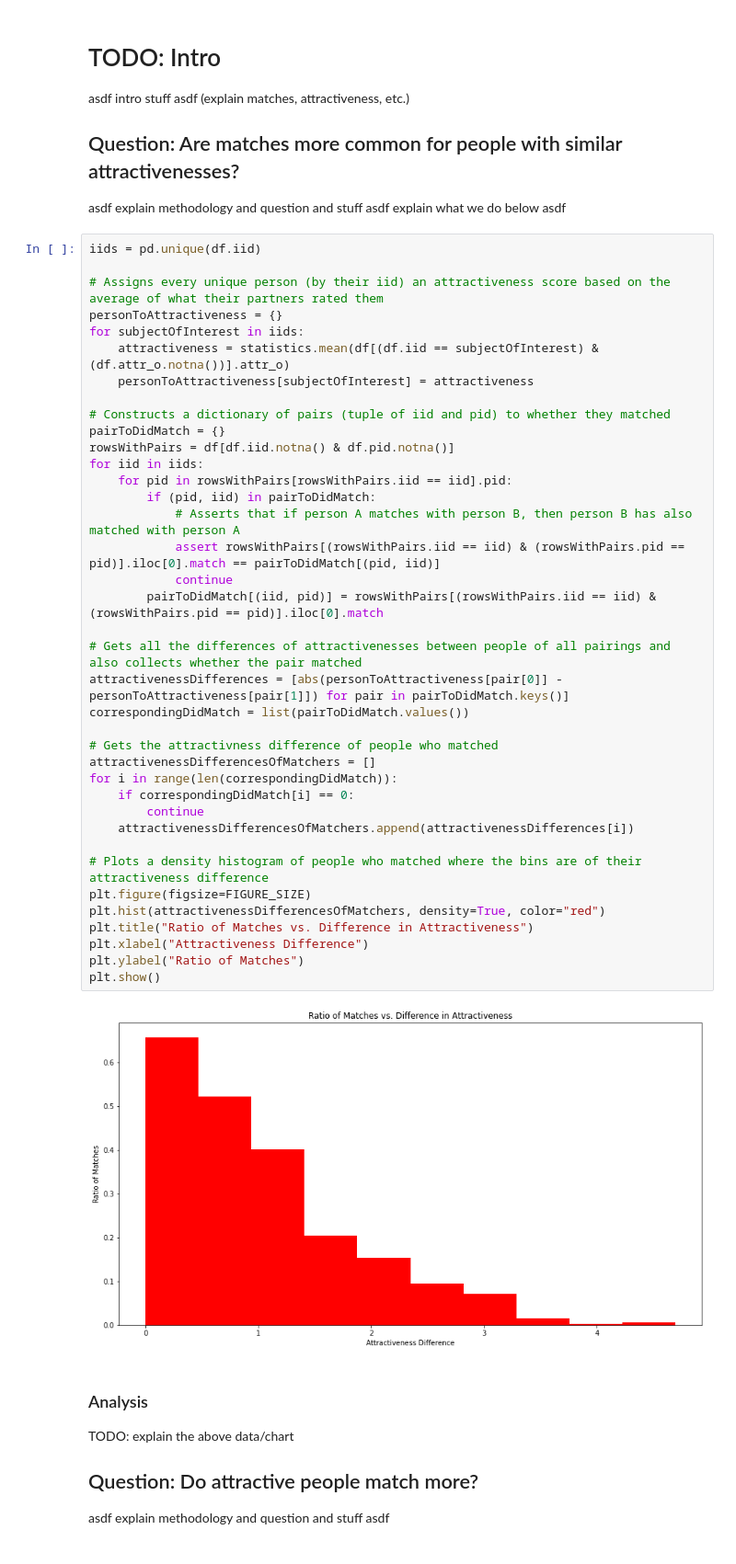
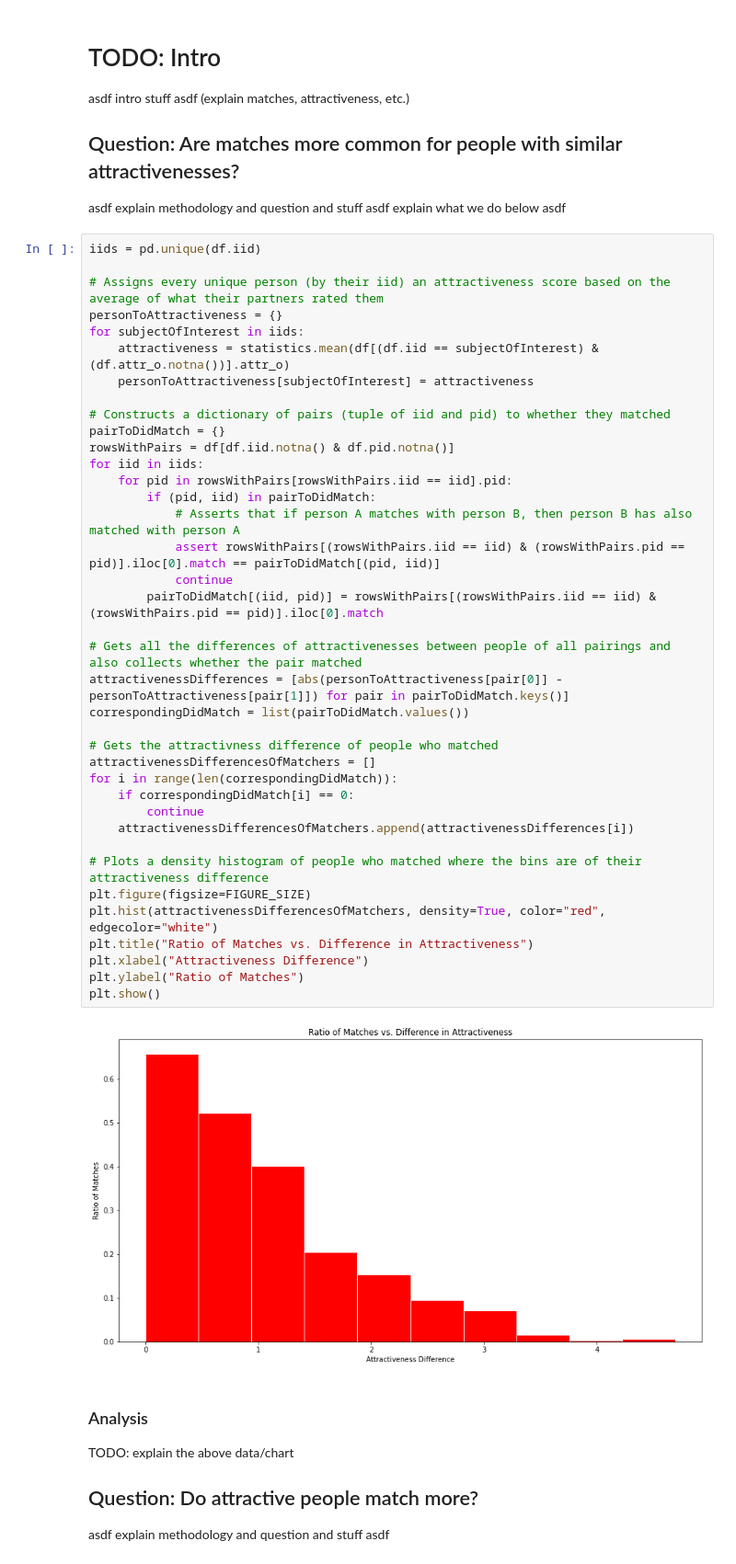
Before and after one commit to Kadekool/Speed-Dating-Exploration, a Jupyter notebook: Speed Dating Jupyter.ipynb, the cells around one changed output. Shown at 92% size. Drawn from its saved outputs; the diff is of its cells as text.

```diff
--- a/Speed Dating Jupyter.ipynb
+++ b/Speed Dating Jupyter.ipynb
@@ -27,35 +27,35 @@ for subjectOfInterest in iids:
 
 # Constructs a dictionary of pairs (tuple of iid and pid) to whether they matched
 pairToDidMatch = {}
 rowsWithPairs = df[df.iid.notna() & df.pid.notna()]
 for iid in iids:
     for pid in rowsWithPairs[rowsWithPairs.iid == iid].pid:
         if (pid, iid) in pairToDidMatch:
             # Asserts that if person A matches with person B, then person B has also matched with person A
             assert rowsWithPairs[(rowsWithPairs.iid == iid) & (rowsWithPairs.pid == pid)].iloc[0].match == pairToDidMatch[(pid, iid)]
             continue
         pairToDidMatch[(iid, pid)] = rowsWithPairs[(rowsWithPairs.iid == iid) & (rowsWithPairs.pid == pid)].iloc[0].match
 
 # Gets all the differences of attractivenesses between people of all pairings and also collects whether the pair matched
 attractivenessDifferences = [abs(personToAttractiveness[pair[0]] - personToAttractiveness[pair[1]]) for pair in pairToDidMatch.keys()]
 correspondingDidMatch = list(pairToDidMatch.values())
 
 # Gets the attractivness difference of people who matched
 attractivenessDifferencesOfMatchers = []
 for i in range(len(correspondingDidMatch)):
     if correspondingDidMatch[i] == 0:
         continue
     attractivenessDifferencesOfMatchers.append(attractivenessDifferences[i])
 
 # Plots a density histogram of people who matched where the bins are of their attractiveness difference
 plt.figure(figsize=FIGURE_SIZE)
-plt.hist(attractivenessDifferencesOfMatchers, density=True, color="red")
+plt.hist(attractivenessDifferencesOfMatchers, density=True, color="red", edgecolor="white")
 plt.title("Ratio of Matches vs. Difference in Attractiveness")
 plt.xlabel("Attractiveness Difference")
 plt.ylabel("Ratio of Matches")
 plt.show()
 # %% [output]
-[figure, old version]
+[figure, new version]
 # %% [markdown]
 ### Analysis
 TODO: explain the above data/chart
```
Also changed, not shown: parts of 4 cells of this notebook.
